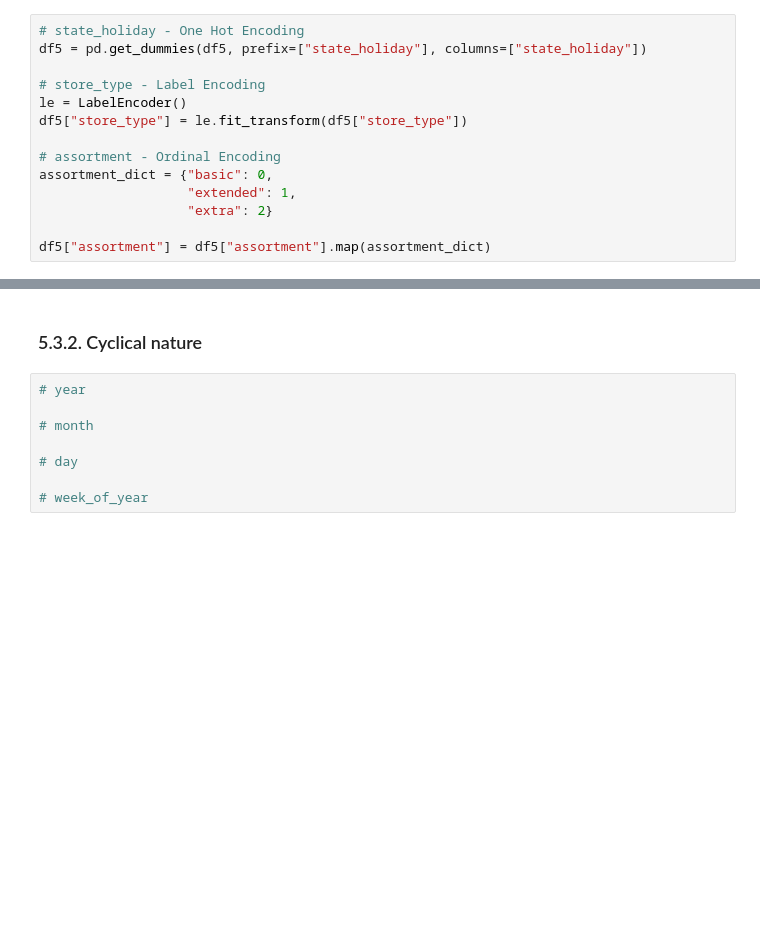
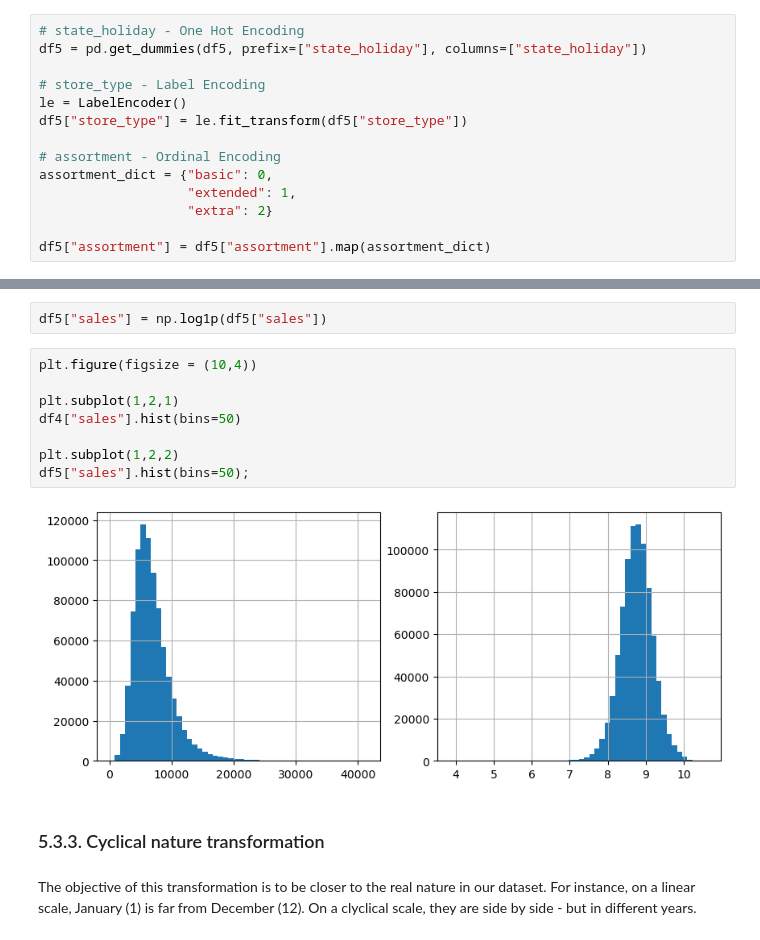
Before and after one commit to lucasquemelli/Rossman_Store_Sales, a Jupyter notebook: rossmann_store_sales.ipynb, the cells around one changed output, grey strips where cells are left out. Saved outputs shown, nothing was run; the diff lists cells and outputs as text; blank space fills up the shorter version.

```diff
--- a/rossmann_store_sales.ipynb
+++ b/rossmann_store_sales.ipynb
@@ -1673,10 +1685,16 @@ df5["assortment"] = df5["assortment"].map(assortment_dict)
+# %%
+df5["sales"] = np.log1p(df5["sales"])
+# %%
+plt.figure(figsize = (10,4))
+
+plt.subplot(1,2,1)
+df4["sales"].hist(bins=50)
+
+plt.subplot(1,2,2)
+df5["sales"].hist(bins=50);
+# %% [output]
+[figure, added]
 # %% [markdown]
-### 5.3.2. Cyclical nature
+### 5.3.3. Cyclical nature transformation
-# %%
-# year
-
-# month
-
-# day
-
-# week_of_year
+# %% [markdown]
+The objective of this transformation is to be closer to the real nature in our dataset. For instance, on a linear scale, January (1) is far from December (12). On a clyclical scale, they are side by side - but in different years.
```
Also changed, not shown: parts of 7 cells of this notebook.
